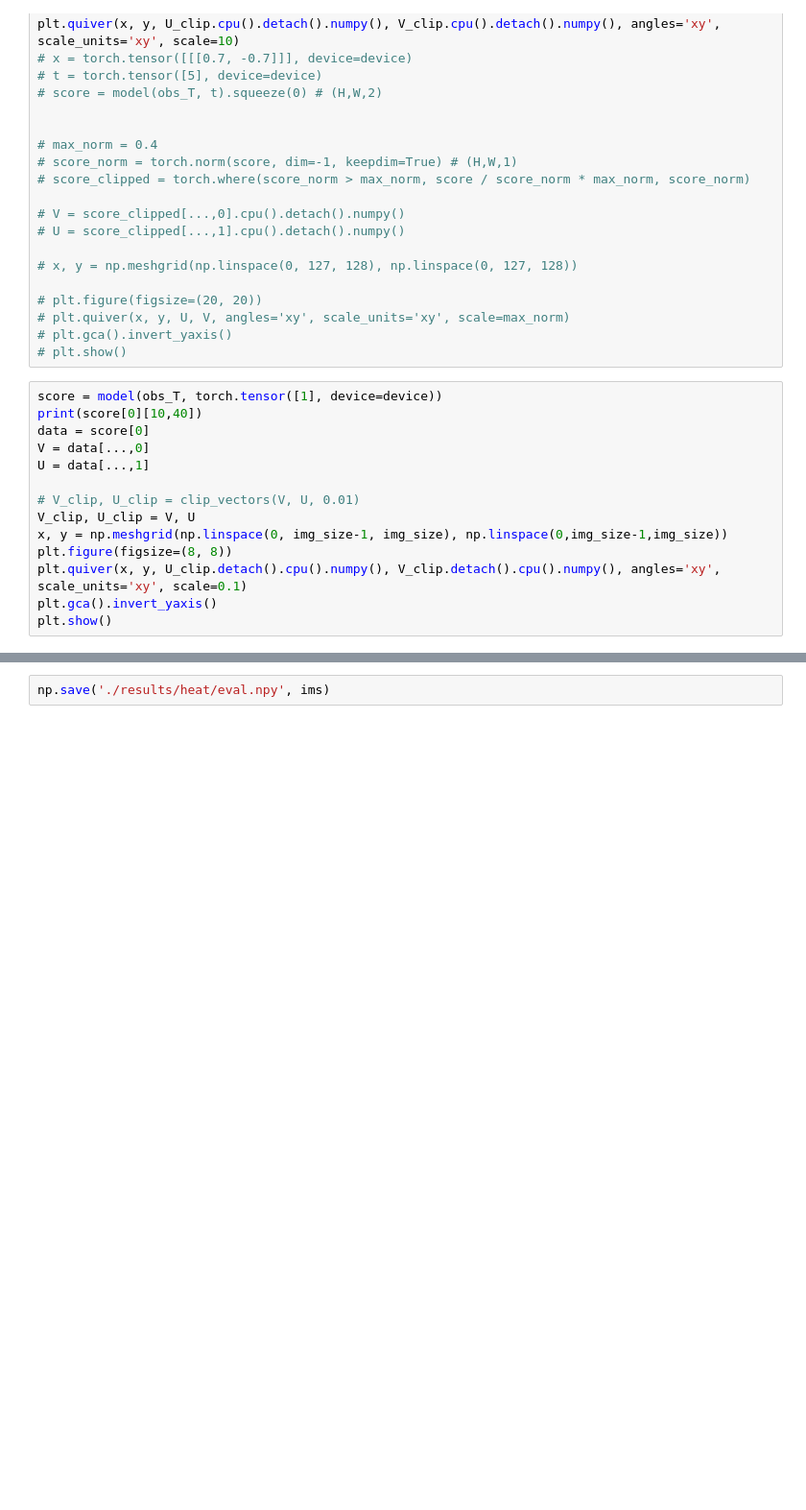
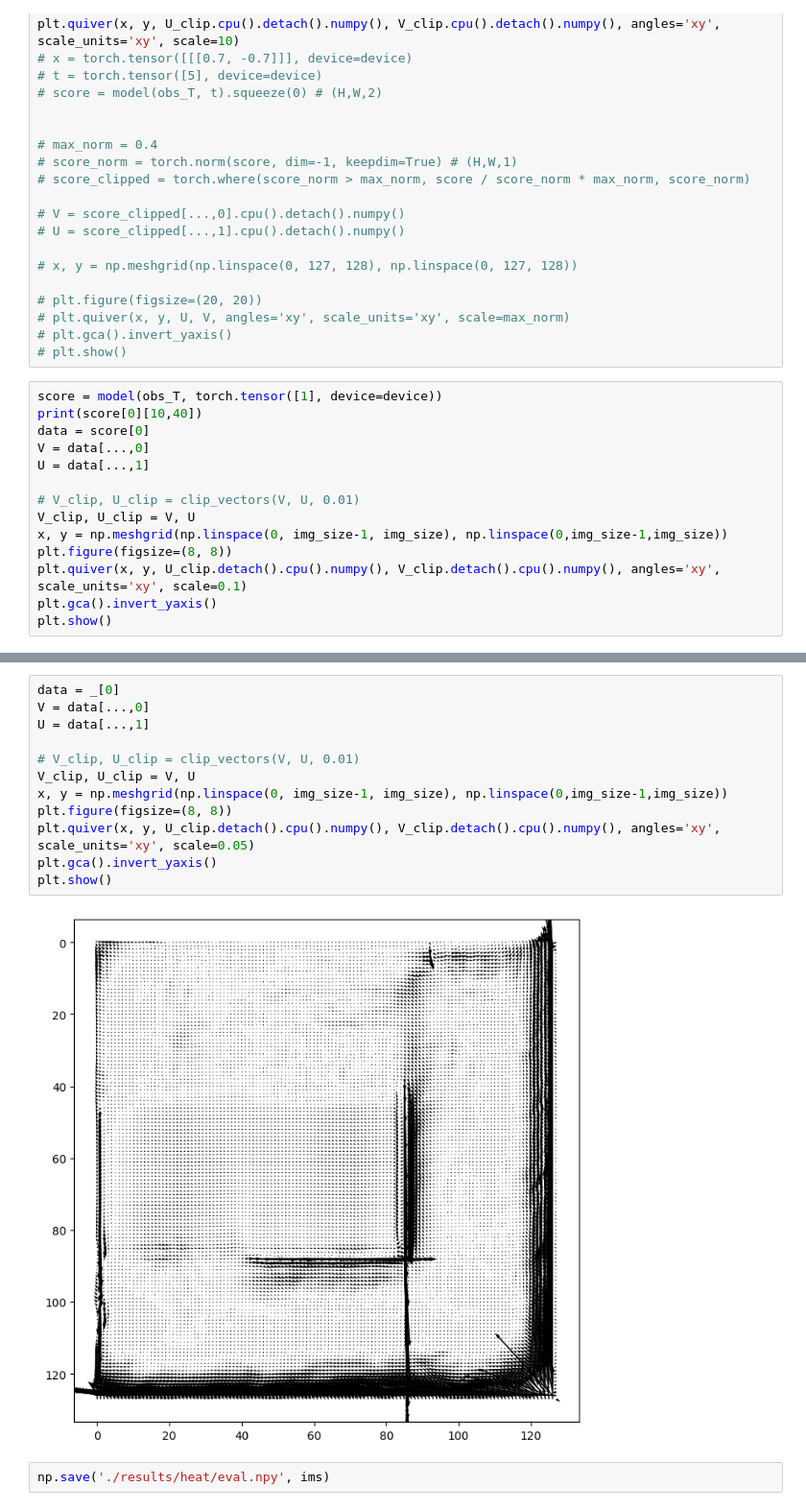
Before and after one commit to pranaboy72/denoisingheat, a Jupyter notebook: heat_diffusion.ipynb, the cells around one changed output, grey strips where cells are left out. Shown at 96% size. Drawn from its saved outputs; the diff is of its cells as text; blank space fills up the shorter version.

```diff
--- a/heat_diffusion.ipynb
+++ b/heat_diffusion.ipynb
@@ -410,3 +437,17 @@ with torch.no_grad():
+# %%
+data = _[0]
+V = data[...,0]
+U = data[...,1]
+
+# V_clip, U_clip = clip_vectors(V, U, 0.01)
+V_clip, U_clip = V, U
+x, y = np.meshgrid(np.linspace(0, img_size-1, img_size), np.linspace(0,img_size-1,img_size))
+plt.figure(figsize=(8, 8))
+plt.quiver(x, y, U_clip.detach().cpu().numpy(), V_clip.detach().cpu().numpy(), angles='xy', scale_units='xy', scale=0.05)
+plt.gca().invert_yaxis()
+plt.show()
+# %% [output]
+[figure, added]
 # %%
 np.save('./results/heat/eval.npy', ims)
 # %%
```
Also changed, not shown: parts of 10 cells of this notebook, 21 other files.
